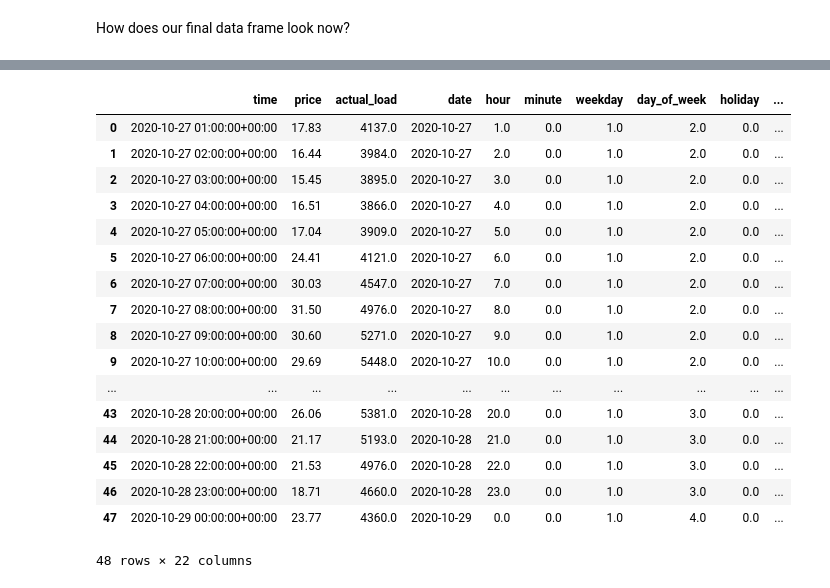
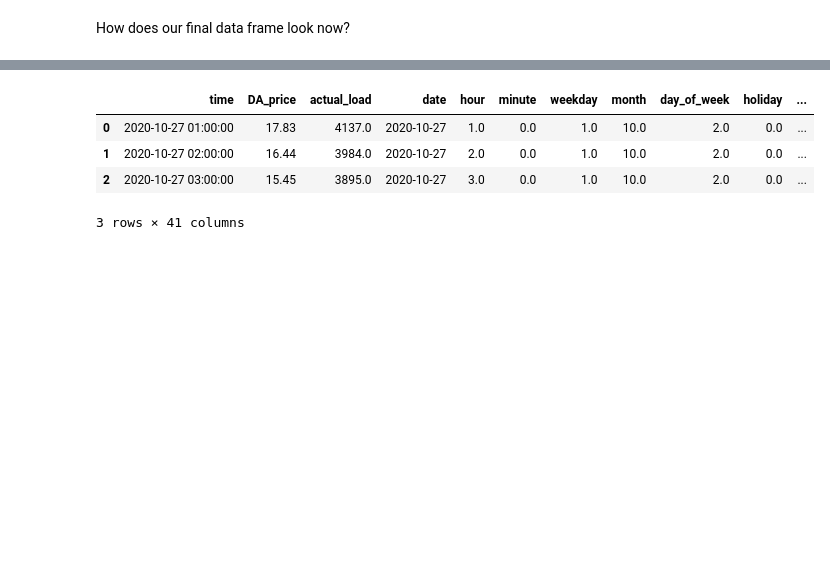
Before and after one commit to nikisil/ExecutiveHour, a Jupyter notebook: rouz/src/dat_set_3_explore.ipynb, the cells around one changed output, grey strips where cells are left out. Saved outputs shown, nothing was run; the diff lists cells and outputs as text; code cells hidden in the pictures; blank space fills up the shorter version.

```diff
--- a/rouz/src/dat_set_3_explore.ipynb
+++ b/rouz/src/dat_set_3_explore.ipynb
@@ -341,3 +360,5 @@ Index(['time', 'price', 'actual_load', 'date', 'hour', 'minute', 'weekday',
+# %%
+df_final.drop_duplicates(keep='first', subset=['time'], inplace=True)
 # %% [markdown]
 # Preliminary Analysis
 # %% [markdown]
@@ -609,18 +644,20 @@ Base on the above, there are a few new features I should create and add to the d
 The features selected based on the correlations calculated above are _`actual_load`, `hour`, `business_hour`, `weekday`, `temp`, `dwpt`_.
 Based on the above, I have to drop the first week of the data set, since I won't have enough data to fill out the features in the second point above.
 # %%
-df.drop(['rhum', 'prcp', 'wdir', 'wspd', 'pres', 'coco', 'weekly_T_anom',
+df_final.drop(['rhum', 'prcp', 'wdir', 'wspd', 'pres', 'coco', 'weekly_T_anom',
        'monthly_T_anom', 'weekly_Prec_anom', 'monthly_Prec_anom',
        'weekly_Wind_anom', 'monthly_Wind_anom', 'weekly_Pressure_anom',
        'monthly_Pressure_anom', 'snowing', 'raining', 'hail', 'cloudy'], inplace=True, axis=1)
 # %%
 ## add in the price data based on bullet point 1 in the above:
-chosen_time_deltas_price = [1,2,20,25]
-for index, row in df.iterrows():
-    if index - 25 < 0:
+chosen_time_deltas_price = [1, 2, 19, 20, 21, 22, 23, 24, 25, 26, 49]
+for index, row in df_final.iterrows():
+    if index - max(chosen_time_deltas_price) < 0:
         for j in chosen_time_deltas_price:
-            df.at[index,f'price(t-{j})']  = -1
+            df_final.at[index,f'price(h-{j})']  = -1
+            df_final.at[index,f'load(h-{j})']  = -1
     else:
         for j in chosen_time_deltas_price:
-            df.at[index,f'price(t-{j})']  = df.iloc[index - j, 1]
+            df_final.at[index,f'price(h-{j})']  = df_final.iloc[index - j, 1]
+            df_final.at[index,f'load(h-{j})']  = df_final.iloc[index - j, 2]
 # %%
@@ -656,19 +694,19 @@ print(average_price_)
 25.054166666666664
 # %%
 ## average price and load from the previous day
-average_price_ = df.iloc[0 : 24, 1].mean()
-average_load_  = df.iloc[0 : 24, 2].mean()
-for index, _ in df.iterrows():
+average_price_ = df_final.iloc[0 : 24, 1].mean()
+average_load_  = df_final.iloc[0 : 24, 2].mean()
+for index, _ in df_final.iterrows():
     if index < 23:
-        df.at[index, 'avg_price(d-1)'] = -1
-        df.at[index, 'avg_load(d-1)'] = -1
+        df_final.at[index, 'avg_DA_price(h-24)'] = -1
+        df_final.at[index, 'avg_load(h-24)'] = -1
         continue
     if index >= 23 and index <= 26:
-        df.at[index, 'avg_price(d-1)'] = average_price_
-        df.at[index, 'avg_load(d-1)'] = average_load_
+        df_final.at[index, 'avg_DA_price(h-24)'] = average_price_
+        df_final.at[index, 'avg_load(h-24)'] = average_load_
         continue
-    if (index >= 23) and df.at[index, 'hour'] < 1.0:
-        average_price_ = df.iloc[index-24 : index, 1].mean()
-        average_load_ = df.iloc[index-24 : index, 2].mean()
-    df.at[index, 'avg_price(d-1)'] = average_price_
-    df.at[index, 'avg_load(d-1)'] = average_load_
+    if (index >= 23) and df_final.at[index, 'hour'] < 1.0:
+        average_price_ = df_final.iloc[index-24 : index, 1].mean()
+        average_load_ = df_final.iloc[index-24 : index, 2].mean()
+    df_final.at[index, 'avg_DA_price(h-24)'] = average_price_
+    df_final.at[index, 'avg_load(h-24)'] = average_load_
@@ -805,22 +798,9 @@ df.describe()
 # %%
-df.head(48)
+df_final.head(3)
 # %% [output]
-|  | time | price | actual_load | date | hour | minute | weekday | day_of_week | holiday | ... |
-| 0 | 2020-10-27 01:00:00+00:00 | 17.83 | 4137.0 | 2020-10-27 | 1.0 | 0.0 | 1.0 | 2.0 | 0.0 | ... |
-| 1 | 2020-10-27 02:00:00+00:00 | 16.44 | 3984.0 | 2020-10-27 | 2.0 | 0.0 | 1.0 | 2.0 | 0.0 | ... |
-| 2 | 2020-10-27 03:00:00+00:00 | 15.45 | 3895.0 | 2020-10-27 | 3.0 | 0.0 | 1.0 | 2.0 | 0.0 | ... |
-| 3 | 2020-10-27 04:00:00+00:00 | 16.51 | 3866.0 | 2020-10-27 | 4.0 | 0.0 | 1.0 | 2.0 | 0.0 | ... |
-| 4 | 2020-10-27 05:00:00+00:00 | 17.04 | 3909.0 | 2020-10-27 | 5.0 | 0.0 | 1.0 | 2.0 | 0.0 | ... |
-| 5 | 2020-10-27 06:00:00+00:00 | 24.41 | 4121.0 | 2020-10-27 | 6.0 | 0.0 | 1.0 | 2.0 | 0.0 | ... |
-| 6 | 2020-10-27 07:00:00+00:00 | 30.03 | 4547.0 | 2020-10-27 | 7.0 | 0.0 | 1.0 | 2.0 | 0.0 | ... |
-| 7 | 2020-10-27 08:00:00+00:00 | 31.50 | 4976.0 | 2020-10-27 | 8.0 | 0.0 | 1.0 | 2.0 | 0.0 | ... |
-| 8 | 2020-10-27 09:00:00+00:00 | 30.60 | 5271.0 | 2020-10-27 | 9.0 | 0.0 | 1.0 | 2.0 | 0.0 | ... |
-| 9 | 2020-10-27 10:00:00+00:00 | 29.69 | 5448.0 | 2020-10-27 | 10.0 | 0.0 | 1.0 | 2.0 | 0.0 | ... |
-| ... | ... | ... | ... | ... | ... | ... | ... | ... | ... | ... |
-| 43 | 2020-10-28 20:00:00+00:00 | 26.06 | 5381.0 | 2020-10-28 | 20.0 | 0.0 | 1.0 | 3.0 | 0.0 | ... |
-| 44 | 2020-10-28 21:00:00+00:00 | 21.17 | 5193.0 | 2020-10-28 | 21.0 | 0.0 | 1.0 | 3.0 | 0.0 | ... |
-| 45 | 2020-10-28 22:00:00+00:00 | 21.53 | 4976.0 | 2020-10-28 | 22.0 | 0.0 | 1.0 | 3.0 | 0.0 | ... |
-| 46 | 2020-10-28 23:00:00+00:00 | 18.71 | 4660.0 | 2020-10-28 | 23.0 | 0.0 | 1.0 | 3.0 | 0.0 | ... |
-| 47 | 2020-10-29 00:00:00+00:00 | 23.77 | 4360.0 | 2020-10-29 | 0.0 | 0.0 | 1.0 | 4.0 | 0.0 | ... |
+|  | time | DA_price | actual_load | date | hour | minute | weekday | month | day_of_week | holiday | ... |
+| 0 | 2020-10-27 01:00:00 | 17.83 | 4137.0 | 2020-10-27 | 1.0 | 0.0 | 1.0 | 10.0 | 2.0 | 0.0 | ... |
+| 1 | 2020-10-27 02:00:00 | 16.44 | 3984.0 | 2020-10-27 | 2.0 | 0.0 | 1.0 | 10.0 | 2.0 | 0.0 | ... |
+| 2 | 2020-10-27 03:00:00 | 15.45 | 3895.0 | 2020-10-27 | 3.0 | 0.0 | 1.0 | 10.0 | 2.0 | 0.0 | ... |
-48 rows × 22 columns
+3 rows × 41 columns
 # %%
```
Also changed, not shown: parts of 73 cells of this notebook, 1 other file.
